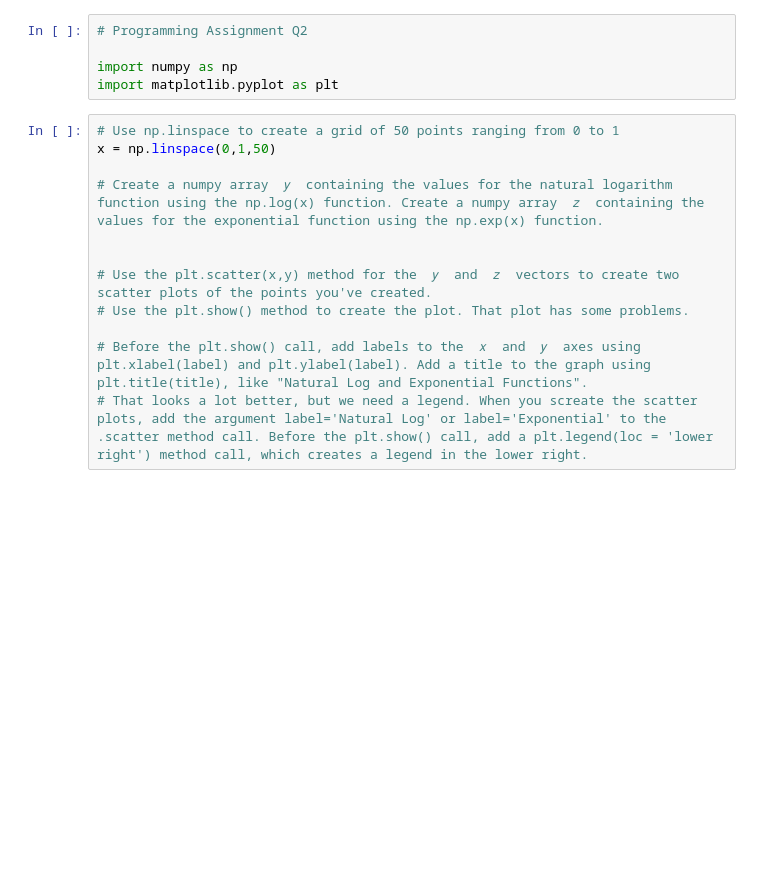
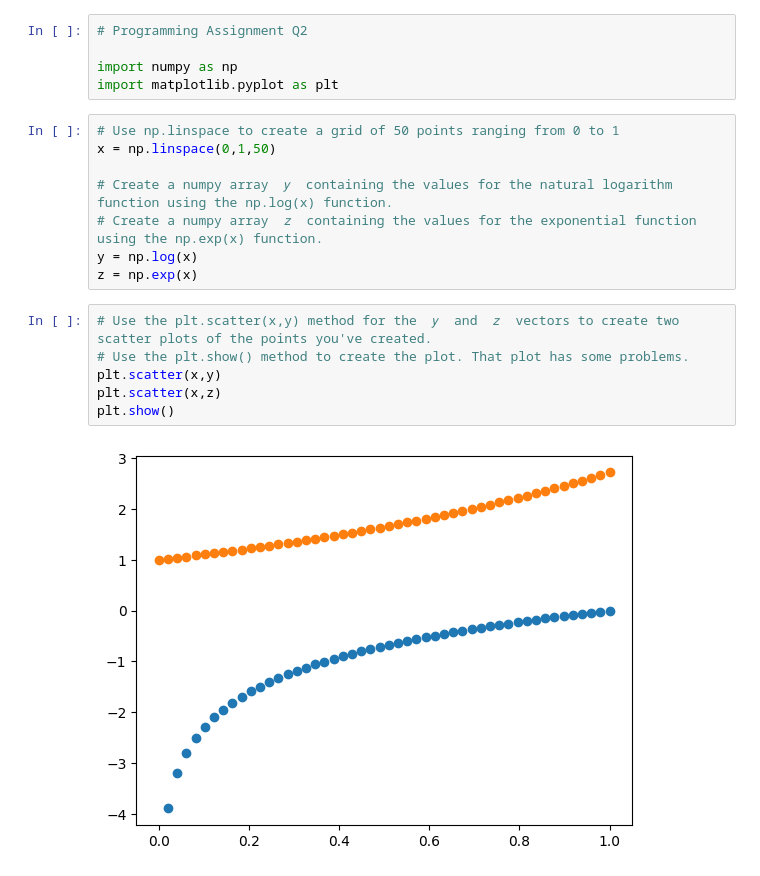
Before and after one commit to natalieassaad/programming, a Jupyter notebook: Programming_Q2.ipynb, the cells around one changed output. Cells and saved outputs as stored; diff of their text form; blank space fills up the shorter version.

```diff
--- a/Programming_Q2.ipynb
+++ b/Programming_Q2.ipynb
@@ -9,11 +9,15 @@ import matplotlib.pyplot as plt
 # Use np.linspace to create a grid of 50 points ranging from 0 to 1
 x = np.linspace(0,1,50)
 
-# Create a numpy array  𝑦  containing the values for the natural logarithm function using the np.log(x) function. Create a numpy array  𝑧  containing the values for the exponential function using the np.exp(x) function.
-
-
-# Use the plt.scatter(x,y) method for the  𝑦  and  𝑧  vectors to create two scatter plots of the points you've created.
-# Use the plt.show() method to create the plot. That plot has some problems.
-
-# Before the plt.show() call, add labels to the  𝑥  and  𝑦  axes using plt.xlabel(label) and plt.ylabel(label). Add a title to the graph using plt.title(title), like "Natural Log and Exponential Functions".
-# That looks a lot better, but we need a legend. When you screate the scatter plots, add the argument label='Natural Log' or label='Exponential' to the .scatter method call. Before the plt.show() call, add a plt.legend(loc = 'lower right') method call, which creates a legend in the lower right.
+# Create a numpy array  𝑦  containing the values for the natural logarithm function using the np.log(x) function.
+# Create a numpy array  𝑧  containing the values for the exponential function using the np.exp(x) function.
+y = np.log(x)
+z = np.exp(x)
+# %%
+# Use the plt.scatter(x,y) method for the  𝑦  and  𝑧  vectors to create two scatter plots of the points you've created.
+# Use the plt.show() method to create the plot. That plot has some problems.
+plt.scatter(x,y)
+plt.scatter(x,z)
+plt.show()
+# %% [output]
+[figure, added]
```
Also changed, not shown: parts of 4 cells of this notebook.
